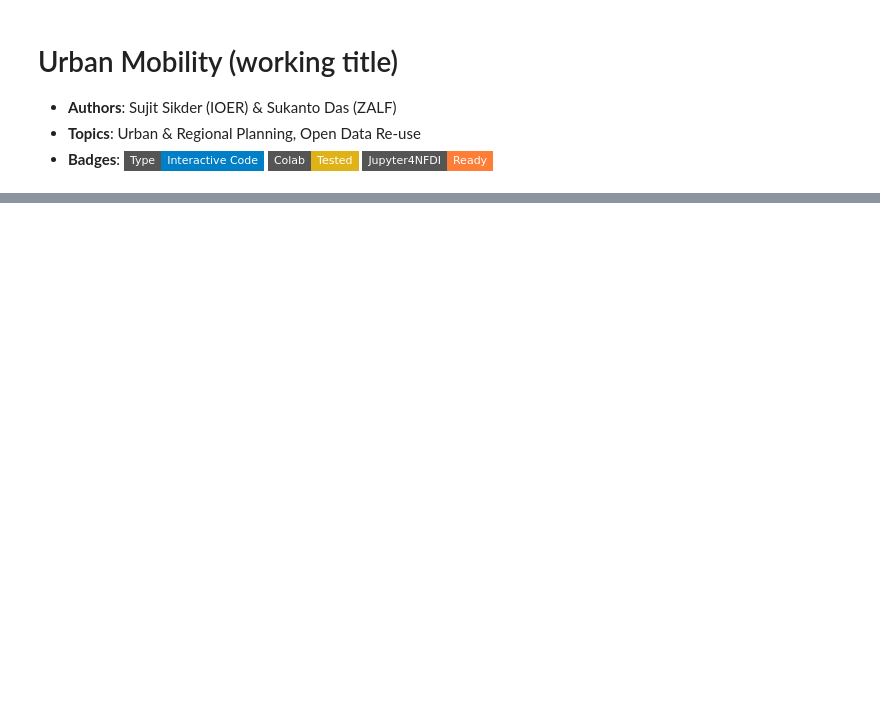
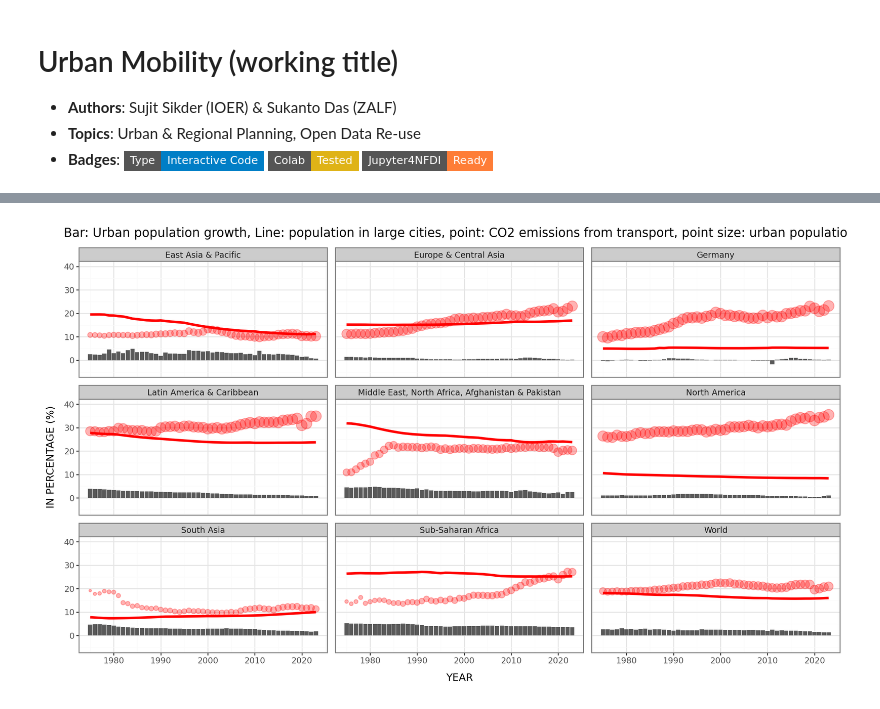
Before and after one commit to ioer-dresden/ioer-conference-2026-haclathon, a Jupyter notebook: notebooks/206_netzero_urban_mobility_insight.ipynb, the cells around one changed output, grey strips where cells are left out. Cells and saved outputs as stored; diff of their text form; code cells hidden in the pictures; badges without logos; blank space fills up the shorter version.

```diff
--- a/notebooks/206_netzero_urban_mobility_insight.ipynb
+++ b/notebooks/206_netzero_urban_mobility_insight.ipynb
@@ -32,0 +80,20 @@ This chapter in progress
+# %%
+# Urban population (% of total)                    : SP.URB.TOTL.IN.ZS
+# Urban population growth (annual %)               : SP.URB.GROW
+# Population in largest city (% of urban pop.)     : EN.URB.LCTY.UR.ZS
+# CO2 from Transport (Mt CO2e)                     : EN.GHG.CO2.TR.MT.CE.AR5
+# CO2 total, excl. LULUCF (Mt CO2e)                : EN.GHG.CO2.MT.CE.AR5
+#
+# EN.CO2.TRAN.ZS (transport CO2 as a %) is RETIRED. The live replacement is the
+# AR5 series in absolute Mt, so we pull the national total too and rebuild the
+# share ourselves.
+
+study_indicators = [
+    "SP.URB.TOTL.IN.ZS",
+    "SP.URB.GROW",
+    "EN.URB.LCTY.UR.ZS",
+    "EN.GHG.CO2.TR.MT.CE.AR5",
+    "EN.GHG.CO2.MT.CE.AR5",
+]
+
+start_year, end_year = 1975, 2023
@@ -32,0 +171,30 @@ This chapter in progress
+# %%
+
+
+myplot = (
+    ggplot()
+    # Points: transport share, sized by urban population share.
+    # colour and alpha sit OUTSIDE aes() - inside, they would be mapped, not set.
+    + geom_point(panel,
+                 aes(x="date", y="co2_transport_share", size="SP.URB.TOTL.IN.ZS"),
+                 colour="red", alpha=0.3)
+    # Line: population in the largest city
+    + geom_line(panel, aes(x="date", y="EN.URB.LCTY.UR.ZS"),
+                colour="red", size=1.5)
+    # Bars: urban population growth
+    + geom_col(panel, aes(x="date", y="SP.URB.GROW"))
+    + labs(x="YEAR", y="IN PERCENTAGE (%)")
+    # coord_cartesian() zooms; xlim()/ylim() would delete the edge-year bars.
+    + coord_cartesian(xlim=(start_year, end_year), ylim=(-5, 40))
+    + theme_bw()
+    + ggtitle("Bar: Urban population growth, "
+              "Line: population in large cities, "
+              "point: CO2 emissions from transport, "
+              "point size: urban population")
+    + theme(legend_position="none", figure_size=(12, 7))
+    + facet_wrap("~country")
+)
+
+myplot
+# %% [output]
+[figure, added]
```
Also changed, not shown: parts of 43 cells of this notebook.
